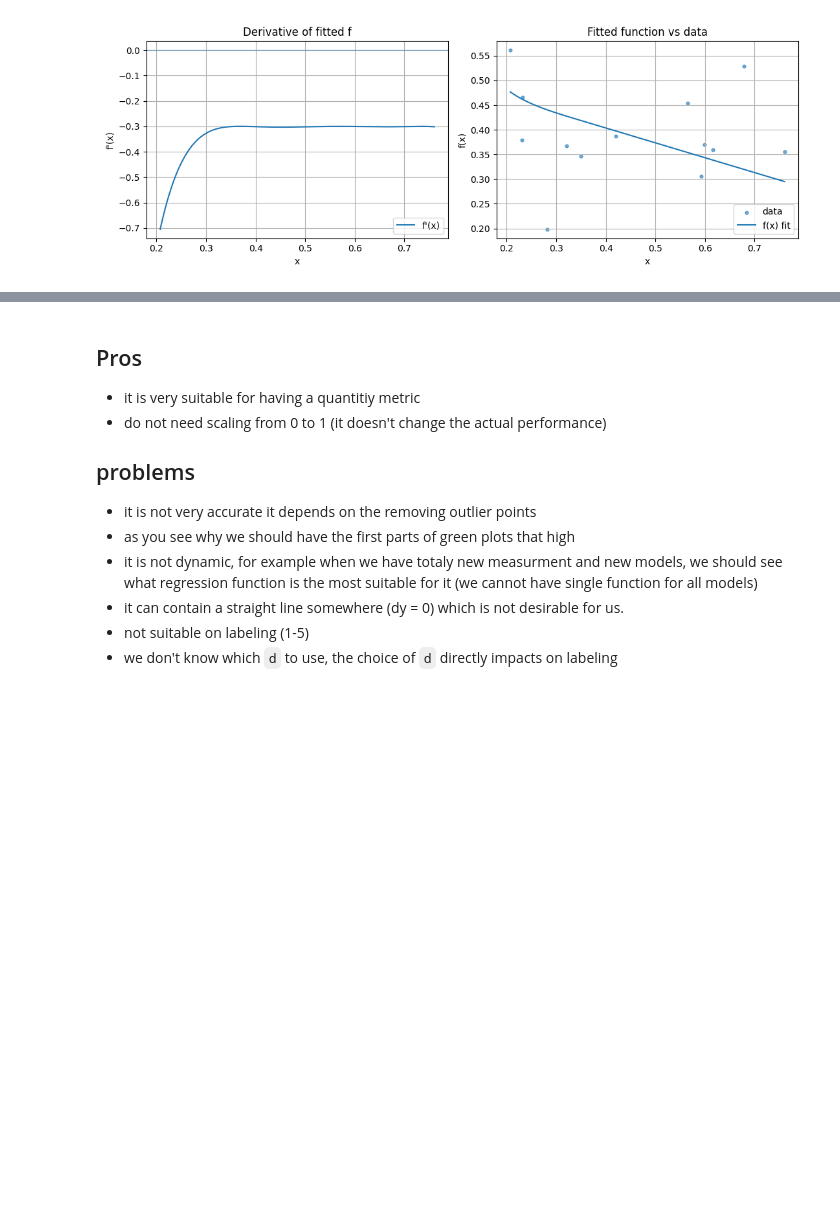
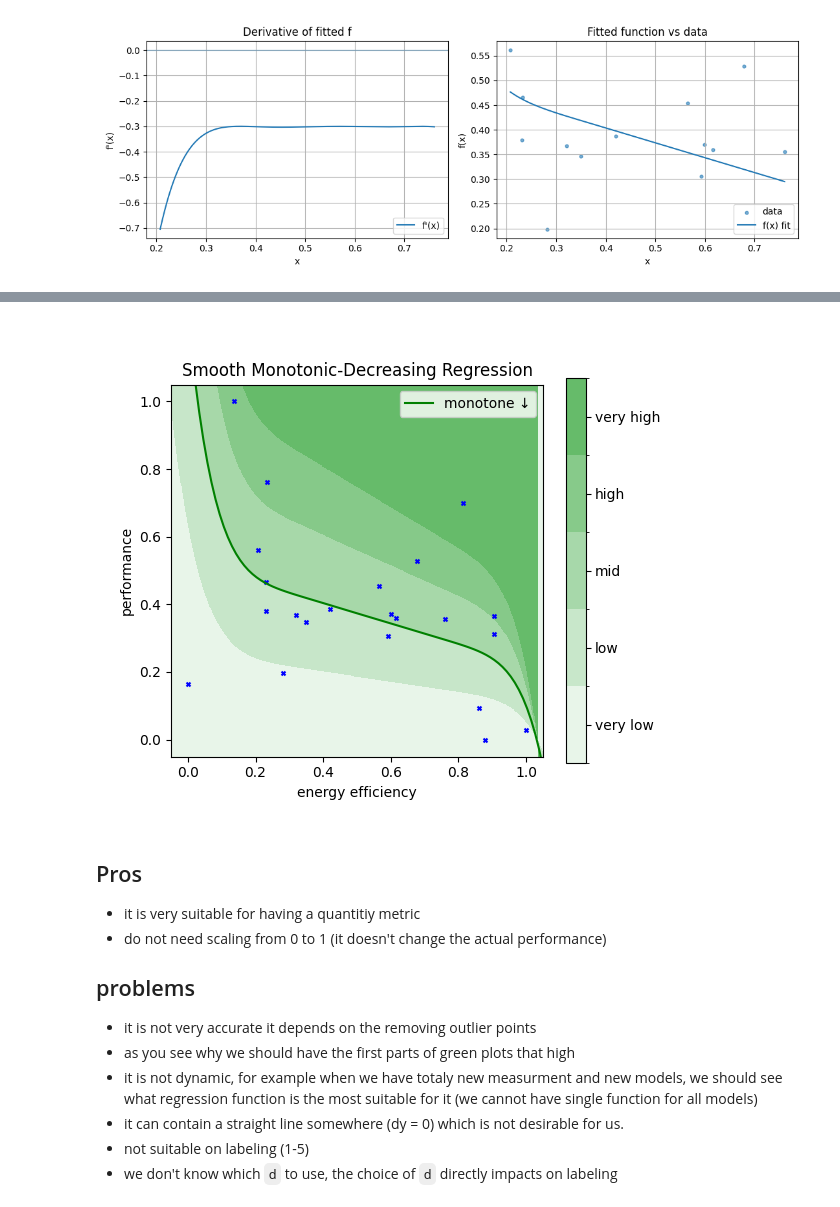
Before and after one commit to SMART-Dal/LLM-Sustainability-Rater, a Jupyter notebook: llm_labeling/rating_llms.ipynb, the cells around one changed output, grey strips where cells are left out. Saved outputs shown, nothing was run; the diff lists cells and outputs as text; code cells hidden in the pictures; blank space fills up the shorter version.

```diff
--- a/llm_labeling/rating_llms.ipynb
+++ b/llm_labeling/rating_llms.ipynb
@@ -448,3 +453,66 @@ plt.show()
+# %%
+import numpy as np
+import matplotlib.pyplot as plt
+from matplotlib.colors import ListedColormap, BoundaryNorm, LinearSegmentedColormap
+
+# ----- 1) grid over the unit square -----
+n = 800                        # resolution
+x = np.linspace(-0.1, 1.1, n)
+y = np.linspace(-0.1, 1.1, n)
+X, Y = np.meshgrid(x, y)
+
+# ----- 2) value from your formula f(x,y) -----
+deg = np.arange(d + 1)                      # 0..d
+   # any real-valued function
+val = Y / ((X[..., None] ** deg) @ b.value)
+# ----- 3) bin into at most 5 classes -----
+classes = np.ceil((val - min_score) / five_intervals)
+classes[classes <= 0] = 1
+classes[classes > 5] = 5
+classes -= 1
+# ----- 4) plot with a discrete colormap -----
+light   = '#e8f5e9'   # very light green
+medium  = '#66bb6a'   # moderate green
+cmap = LinearSegmentedColormap.from_list('soft_greens', [light, medium])
+norm   = BoundaryNorm(np.arange(-0.5, 5.5, 1), cmap.N)        # hard edges
+
+fig, ax = plt.subplots(figsize=(6,5))
+im = ax.imshow(classes, origin='lower', extent=[-0.1, 1.1, -0.1, 1.1],
+               cmap=cmap, norm=norm, interpolation='nearest')
+ax.set_xlabel('x'); ax.set_ylabel('y')
+cbar = plt.colorbar(im, ticks=range(5))
+cbar.ax.set_yticklabels(['very low','low','mid','high','very high'])
+scatter_points = plt.scatter(df["ene_eff"], df["perf"], c="blue", marker="x", s=8)
+plt.plot(X_plot, y_grid, label="monotone ↓", c="green")
+plt.xlabel("energy efficiency")
+cursor4 = mplcursors.cursor(scatter_points, hover=True)
+plt.ylabel("performance")
+plt.ylim(-0.05, 1.05)
+plt.xlim(-0.05, 1.05)
+plt.title("Smooth Monotonic-Decreasing Regression")
+plt.legend()
+# plt.grid()
+
+@cursor4.connect("add")
+def on_add(sel):
+    idx = sel.index  # index of the point
+    sample = df.iloc[idx]
+    annotation_text = f"model name: {sample['model']}\nactual performance: {sample['perf']:.2f}\nexpected performance: {sample['predicted_perf']:.2f}\nscore: {(sample['score']):.2f}\nregression_rank: {sample['regression_rank']}"
+    sel.annotation.set_text(annotation_text)
+    bbox = sel.annotation.get_bbox_patch()
+    bbox.set_facecolor("blue")
+    bbox.set_alpha(0.9)  # make it more opaque
+    bbox.set_boxstyle("round,pad=0.5")
+
+    # set the annotation’s text color directly
+    sel.annotation.set_color("white")
+    # if you want to adjust font size:
+    sel.annotation.set_fontsize(8)
+
+
+plt.show()
+# %% [output]
+[figure, added]
 # %% [markdown]
  ## Pros
  - it is very suitable for having a quantitiy metric
```
Also changed, not shown: parts of 6 cells of this notebook.
